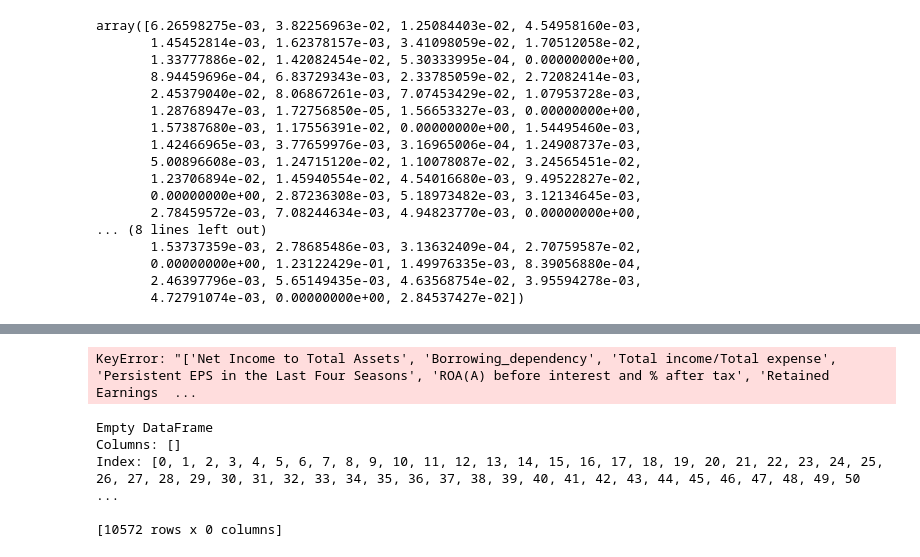
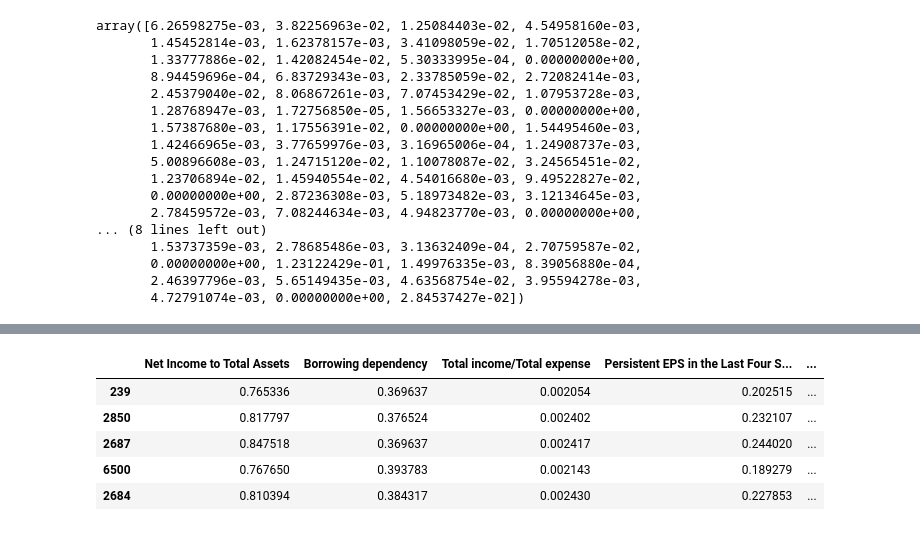
Before and after one commit to abolayo/bankruptcy, a Jupyter notebook: bank_ruptcy-Copy1.ipynb, the cells around one changed output, grey strips where cells are left out. Cells and saved outputs as stored; diff of their text form; code cells hidden in the pictures.

```diff
--- a/bank_ruptcy-Copy1.ipynb
+++ b/bank_ruptcy-Copy1.ipynb
@@ -270,12 +257,22 @@ new_df.head()
 # %%
 # Train another model with the most important features and best estimator parameters
-list_features =  ['Net Income to Total Assets','Borrowing_dependency','Total income/Total expense','Persistent EPS in the Last Four Seasons','ROA(A) before interest and % after tax','Retained Earnings to Total Assets','Liability to Equity','Total debt/Total net worth','Equity to Liability','Pre-tax net Interest Rate']
+list_features =  [' Net Income to Total Assets',
+                  ' Borrowing dependency',
+                 ' Total income/Total expense',
+                 ' Persistent EPS in the Last Four Seasons',
+                 ' ROA(A) before interest and % after tax',
+                 ' Retained Earnings to Total Assets',
+                 ' Liability to Equity',
+                 ' Total debt/Total net worth',
+                 ' Equity to Liability',
+                 ' Pre-tax net Interest Rate']
 
-# for x in list_features:
-#     new = news_df.drop(columns=x)
-#     dfs = new[list_features]
-# dfs.head()
+c = X_test[list_features]
+c.head()
+# %% [output]
+|  | Net Income to Total Assets | Borrowing dependency | Total income/Total expense | Persistent EPS in the Last Four S... | ... |
+| 239 | 0.765336 | 0.369637 | 0.002054 | 0.202515 | ... |
+| 2850 | 0.817797 | 0.376524 | 0.002402 | 0.232107 | ... |
+| 2687 | 0.847518 | 0.369637 | 0.002417 | 0.244020 | ... |
+| 6500 | 0.767650 | 0.393783 | 0.002143 | 0.189279 | ... |
+| 2684 | 0.810394 | 0.384317 | 0.002430 | 0.227853 | ... |
-# %%
-new_df.drop(columns=list_features,inplace=True)
-# %% [output]
-KeyError: "['Net Income to Total Assets', 'Borrowing_dependency', 'Total income/Total expense', 'Persistent EPS in the Last Four Seasons', 'ROA(A) before interest and % after tax', 'Retained Earnings  ...
@@ -285,9 +278,0 @@ df = new_df[new_df.columns.intersection(list_features)]
-# %%
-df.columns
-print(df)
-# %% [output]
-Empty DataFrame
-Columns: []
-Index: [0, 1, 2, 3, 4, 5, 6, 7, 8, 9, 10, 11, 12, 13, 14, 15, 16, 17, 18, 19, 20, 21, 22, 23, 24, 25, 26, 27, 28, 29, 30, 31, 32, 33, 34, 35, 36, 37, 38, 39, 40, 41, 42, 43, 44, 45, 46, 47, 48, 49, 50 ...
-
-[10572 rows x 0 columns]
```
Also changed, not shown: parts of 7 cells of this notebook, 2 other files.
